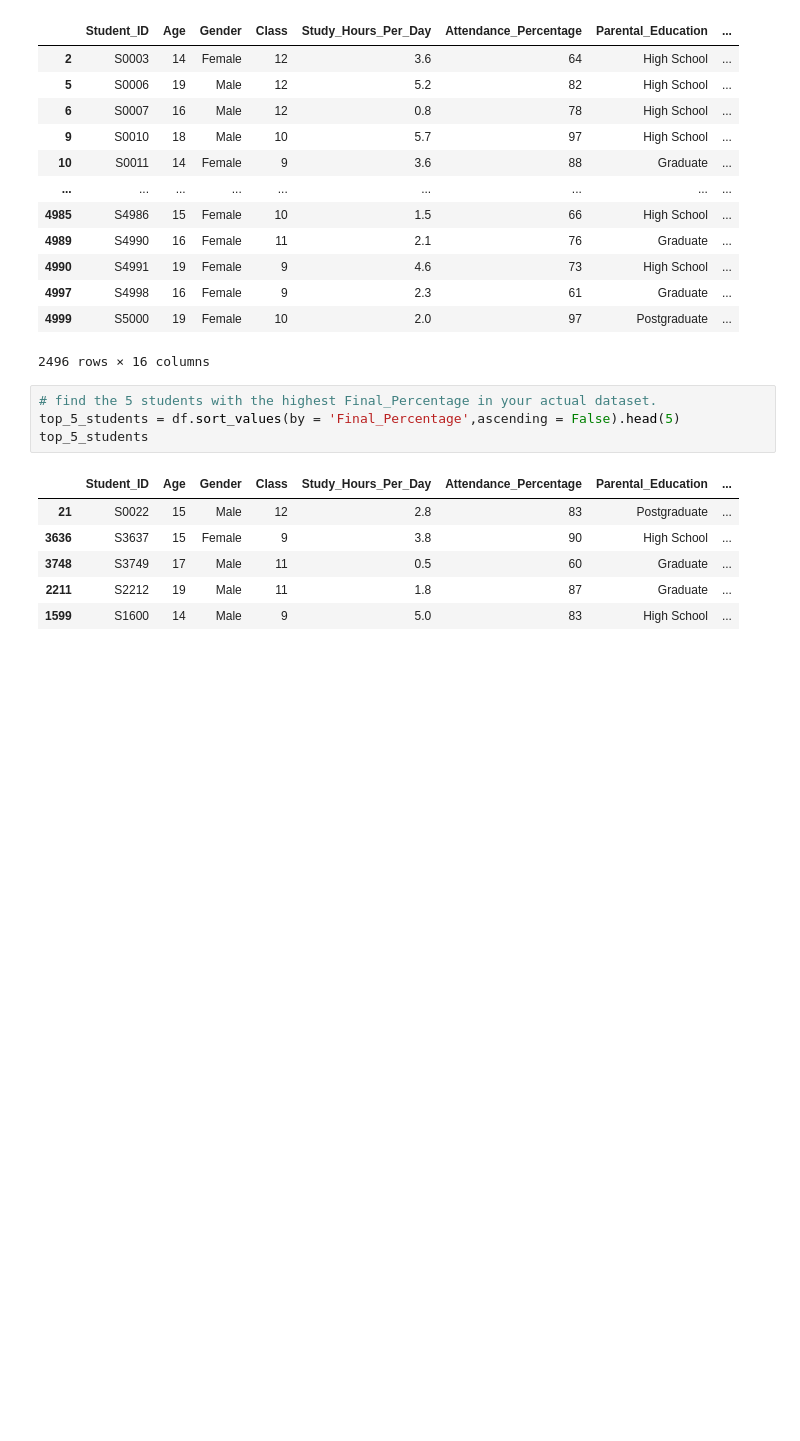
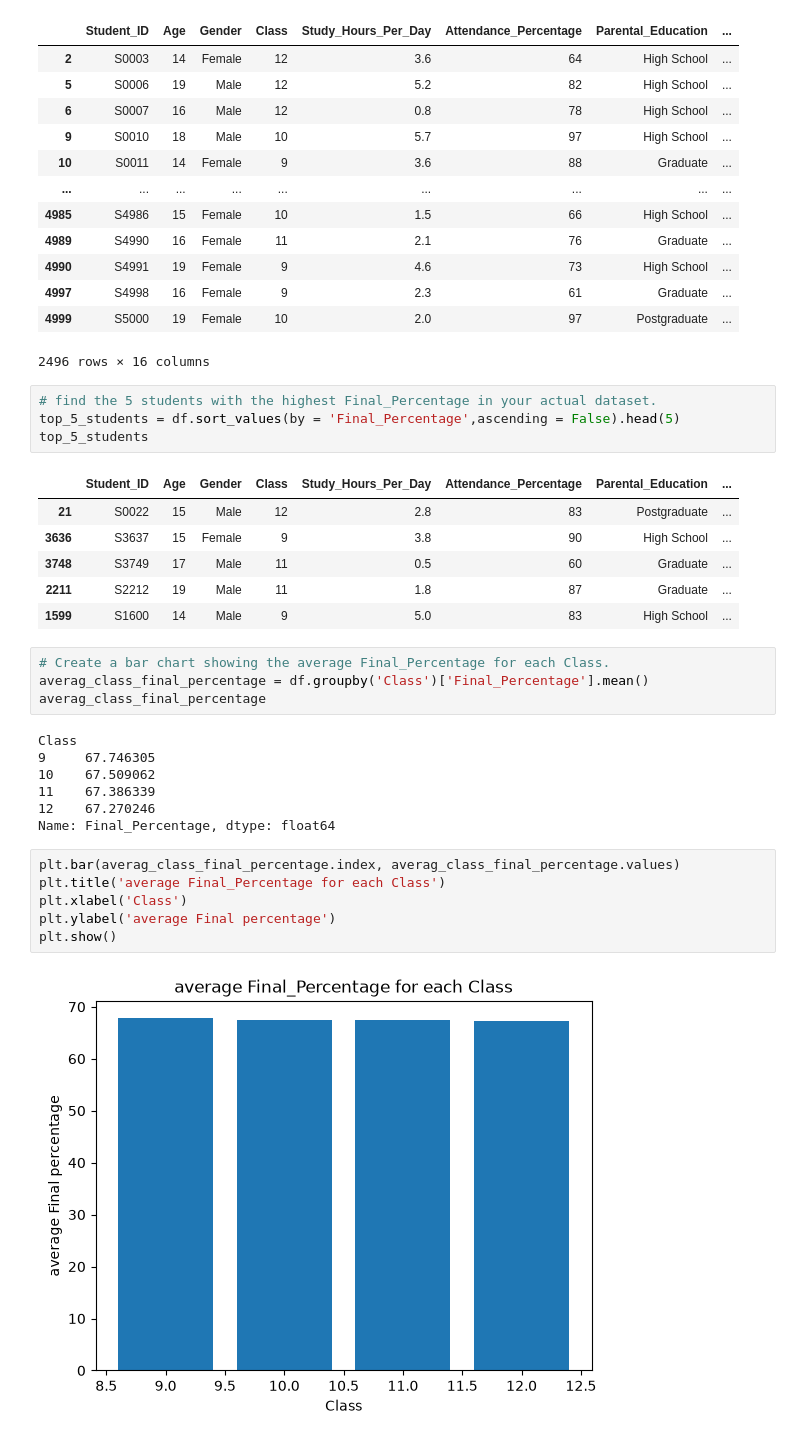
Before and after one commit to SujalHuddar/Basic_Python, a Jupyter notebook: student_performance_analysis.ipynb, the cells around one changed output. Drawn from its saved outputs; the diff is of its cells as text; blank space fills up the shorter version.

Commit message:
Day 4 more perfect in pandas and Matplotlib visualization

```diff
--- a/student_performance_analysis.ipynb
+++ b/student_performance_analysis.ipynb
@@ -139,3 +139,22 @@ top_5_students
 | 3748 | S3749 | 17 | Male | 11 | 0.5 | 60 | Graduate | ... |
 | 2211 | S2212 | 19 | Male | 11 | 1.8 | 87 | Graduate | ... |
 | 1599 | S1600 | 14 | Male | 9 | 5.0 | 83 | High School | ... |
+# %%
+# Create a bar chart showing the average Final_Percentage for each Class.
+averag_class_final_percentage = df.groupby('Class')['Final_Percentage'].mean()
+averag_class_final_percentage
+# %% [output]
+Class
+9     67.746305
+10    67.509062
+11    67.386339
+12    67.270246
+Name: Final_Percentage, dtype: float64
+# %%
+plt.bar(averag_class_final_percentage.index, averag_class_final_percentage.values)
+plt.title('average Final_Percentage for each Class')
+plt.xlabel('Class')
+plt.ylabel('average Final percentage')
+plt.show()
+# %% [output]
+[figure, added]
```
Also changed, not shown: parts of 4 cells of this notebook.
